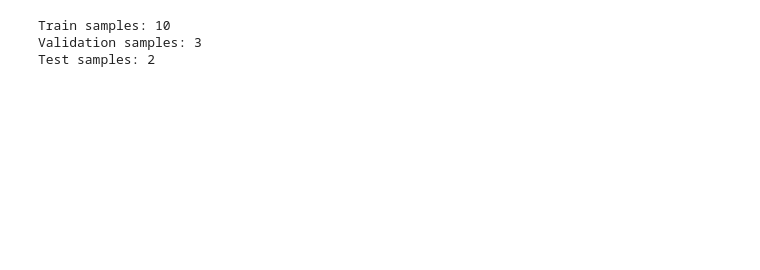
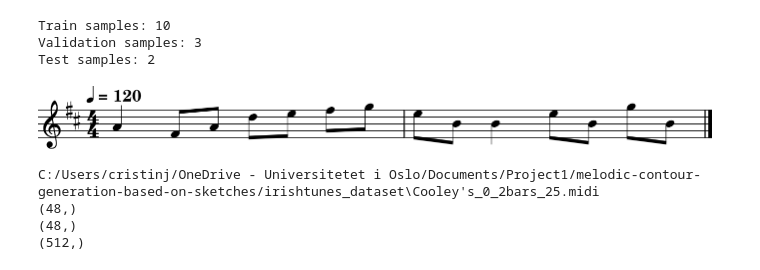
Before and after one commit to CrisJorda/melodic-contour-generation-based-on-sketches, a Jupyter notebook: test_notebooks/exp1_model.ipynb, the cells around one changed output. Drawn from its saved outputs; the diff is of its cells as text; code cells hidden in the pictures; blank space fills up the shorter version.

```diff
--- a/test_notebooks/exp1_model.ipynb
+++ b/test_notebooks/exp1_model.ipynb
@@ -131,13 +159,14 @@ class CombinedDataset(Dataset):
 # %%
-# Define the dataset folders
-irish_root = 'C:/Users/cristinj/OneDrive - Universitetet i Oslo/Documents/Project1/melodic-contour-generation-based-on-sketches/irish_tunes_dataset'
-synthetic_root = 'C:/Users/cristinj/OneDrive - Universitetet i Oslo/Documents/Project1/melodic-contour-generation-based-on-sketches/synthetic_dataset'
+
+# Definition of the dataset folders
+irish_root = 'C:/Users/cristinj/OneDrive - Universitetet i Oslo/Documents/Project1/melodic-contour-generation-based-on-sketches/irishtunes_dataset'
+synthetic_root = 'C:/Users/cristinj/OneDrive - Universitetet i Oslo/Documents/Project1/melodic-contour-generation-based-on-sketches/synthetics_dataset'
 
 # Create one dataset for all data
 combined_dataset = CombinedDataset(irish_root, synthetic_root)
 
 # Determine split sizes
-total_size = combined_dataset.__len__()
+total_size = len(combined_dataset)
 train_size = int(0.7 * total_size)
 val_size = int(0.2 * total_size)
 test_size = total_size - train_size - val_size
@@ -153,7 +182,7 @@ train_dataloader = torch.utils.data.DataLoader(
     dataset=train_dataset,
     batch_size=hparams['batch_size'],
     shuffle=True,
-    drop_last=True,
+    drop_last=False,
 )
 
 val_dataloader = torch.utils.data.DataLoader(
@@ -177,3 +206,29 @@ print("Test samples:", len(test_dataset))
 Train samples: 10
 Validation samples: 3
 Test samples: 2
+# %%
+# Show one training sample
+past_pitches, curr_pitches, frp, midi_path = train_dataset[2]
+# %%
+score = converter.parse(str(midi_path))
+score.show()
+
+print(midi_path)
+
+print(past_pitches.shape)
+print(curr_pitches.shape)
+print(frp.shape)
+
+#plt.figure(figsize=(8, 3))
+#plt.plot(frp[0])
+#plt.title("Relative Pitch Function (Frp)")
+#plt.xlabel("512 samples across 1st measure")
+#plt.ylabel("Relative pitch (octaves)")
+#plt.grid(True)
+#plt.show()
+# %% [output]
+[figure, added]
+C:/Users/cristinj/OneDrive - Universitetet i Oslo/Documents/Project1/melodic-contour-generation-based-on-sketches/irishtunes_dataset\Cooley's_0_2bars_25.midi
+(48,)
+(48,)
+(512,)
```
Also changed, not shown: parts of 20 cells of this notebook, 2 other files.
